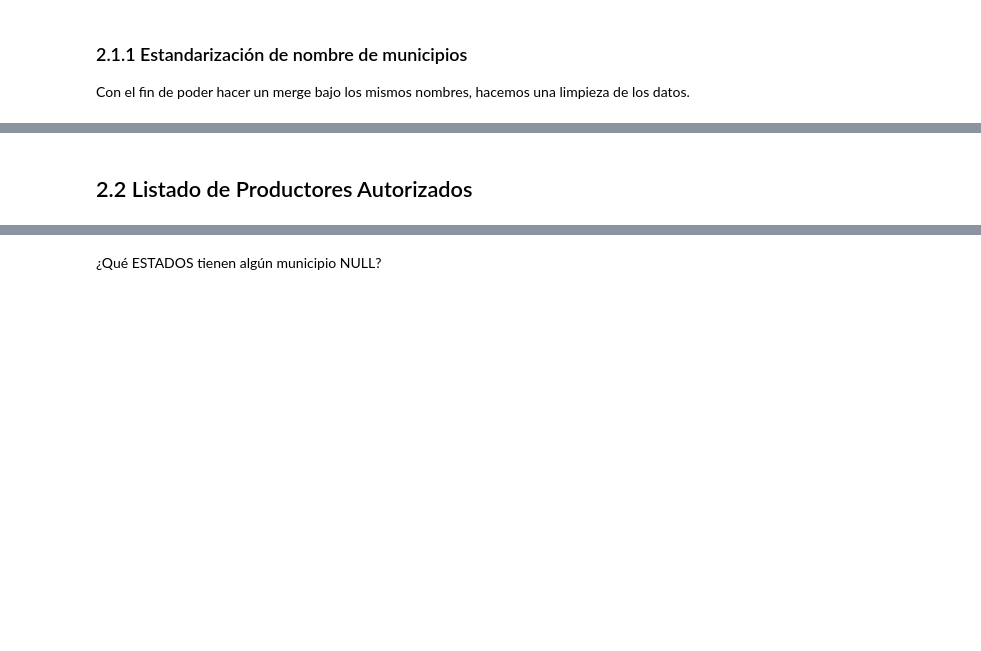
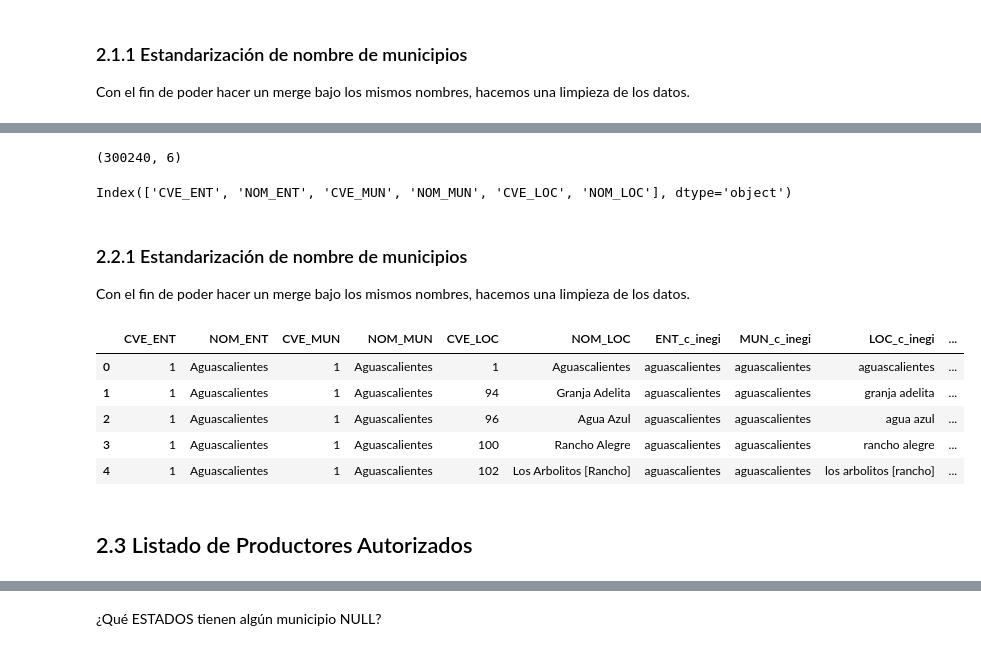
Before and after one commit to DGRIA/SESNA-Fertilizantes, a Jupyter notebook: src/Notebooks/2_Data_cleaning_and_merged.ipynb, the cells around one changed output, grey strips where cells are left out. Drawn from its saved outputs; the diff is of its cells as text; code cells hidden in the pictures; blank space fills up the shorter version.

```diff
--- a/src/Notebooks/2_Data_cleaning_and_merged.ipynb
+++ b/src/Notebooks/2_Data_cleaning_and_merged.ipynb
@@ -217,0 +132,43 @@ dataset_inegi_clean.shape
+# %%
+# Eliminamos las columnas que no son de interés
+COLUMNS_TO_DROP = ['MAPA', 'Estatus', 'NOM_ABR', 'AMBITO', 'LATITUD', 'LONGITUD',
+                   'LAT_DECIMAL', 'LON_DECIMAL', 'ALTITUD', 'CVE_CARTA', 'POB_TOTAL',
+                   'POB_MASCULINA', 'POB_FEMENINA', 'TOTAL DE VIVIENDAS HABITADAS']
+dataset_inegi_2022 = dataset_inegi_2022.drop(COLUMNS_TO_DROP, axis=1)
+# %%
+dataset_inegi_2022.columns
+dataset_inegi_2022.shape
+#dataset_inegi_2022.drop_duplicates()
+# %% [output]
+(300240, 6)
+# %%
+dataset_inegi_2022.drop_duplicates()
+dataset_inegi_2022_clean = dataset_inegi_2022
+dataset_inegi_2022_clean.columns
+# %% [output]
+Index(['CVE_ENT', 'NOM_ENT', 'CVE_MUN', 'NOM_MUN', 'CVE_LOC', 'NOM_LOC'], dtype='object')
+# %% [markdown]
+### 2.2.1 Estandarización de nombre de municipios
+
+Con el fin de poder hacer un merge bajo los mismos nombres, hacemos una limpieza de los datos.
+# %%
+# Creamos una columna con la clave única por municipio y por localidad
+# ceamos dataset_inegi_2022_clean
+
+dataset_inegi_2022_clean['ENT_c_inegi'] = dataset_inegi_2022['NOM_ENT'].apply(clean_text)
+dataset_inegi_2022_clean['MUN_c_inegi'] = dataset_inegi_2022['NOM_MUN'].apply(clean_text)
+dataset_inegi_2022_clean['LOC_c_inegi'] = dataset_inegi_2022['NOM_LOC'].apply(clean_text)
+# %%
+#Creación de claves
+
+dataset_inegi_2022_clean["KEY_MUN_inegi"] = dataset_inegi_2022_clean["ENT_c_inegi"] + "-" + dataset_inegi_2022_clean["MUN_c_inegi"]
+dataset_inegi_2022_clean["KEY_LOC_inegi"] = dataset_inegi_2022_clean["ENT_c_inegi"] + "-" + dataset_inegi_2022_clean["MUN_c_inegi"] + "-" + dataset_inegi_2022_clean["LOC_c_inegi"]
+# %%
+dataset_inegi_2022_clean.head()
+# %% [output]
+|  | CVE_ENT | NOM_ENT | CVE_MUN | NOM_MUN | CVE_LOC | NOM_LOC | ENT_c_inegi | MUN_c_inegi | LOC_c_inegi | ... |
+| 0 | 1 | Aguascalientes | 1 | Aguascalientes | 1 | Aguascalientes | aguascalientes | aguascalientes | aguascalientes | ... |
+| 1 | 1 | Aguascalientes | 1 | Aguascalientes | 94 | Granja Adelita | aguascalientes | aguascalientes | granja adelita | ... |
+| 2 | 1 | Aguascalientes | 1 | Aguascalientes | 96 | Agua Azul | aguascalientes | aguascalientes | agua azul | ... |
+| 3 | 1 | Aguascalientes | 1 | Aguascalientes | 100 | Rancho Alegre | aguascalientes | aguascalientes | rancho alegre | ... |
+| 4 | 1 | Aguascalientes | 1 | Aguascalientes | 102 | Los Arbolitos [Rancho] | aguascalientes | aguascalientes | los arbolitos [rancho] | ... |
@@ -218,4 +179,4 @@ dataset_inegi_clean.shape
 # %% [markdown]
-## 2.2 Listado de Productores Autorizados
+## 2.3 Listado de Productores Autorizados
 # %%
 listado_productores.columns
```
Also changed, not shown: parts of 46 cells of this notebook, 3 other files.
